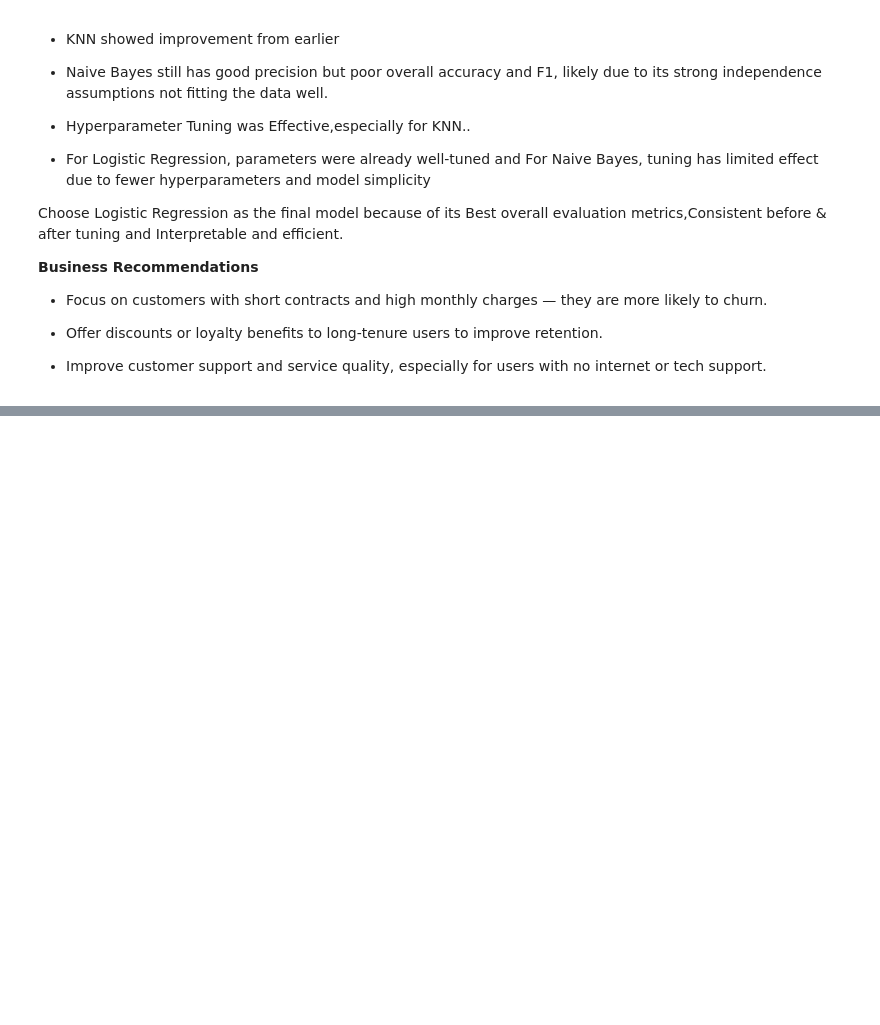
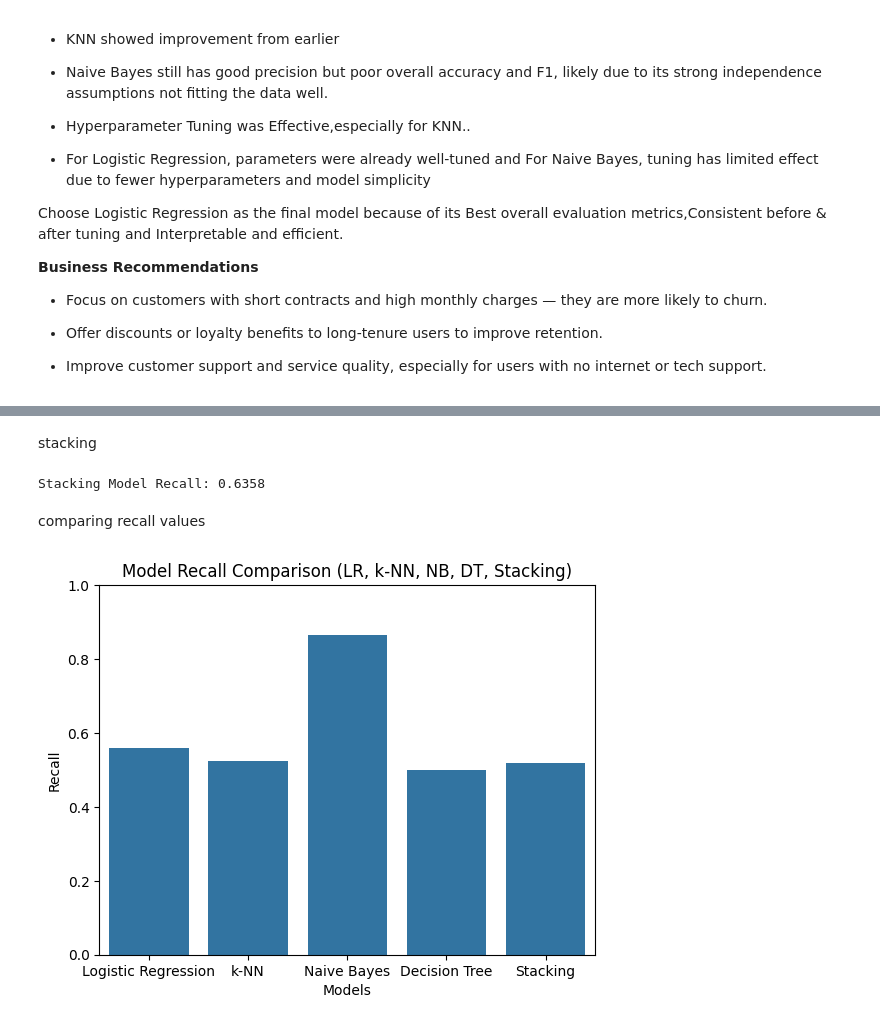
Before and after one commit to Nikhitha-Math/python_assignment, a Jupyter notebook: Customer_Churn_Prediction.ipynb, the cells around one changed output, grey strips where cells are left out. Cells and saved outputs as stored; diff of their text form; code cells hidden in the pictures; blank space fills up the shorter version.

```diff
--- a/Customer_Churn_Prediction.ipynb
+++ b/Customer_Churn_Prediction.ipynb
@@ -428,0 +525,78 @@ Choose Logistic Regression as the final model because of its Best overall evalua
+# %% [markdown]
+stacking
+# %%
+# Define base learners
+model_LR_1 = LogisticRegression(max_iter=150, random_state=42)
+model_DT_1 = DecisionTreeClassifier(random_state=42)
+model_KNN_1 = KNeighborsClassifier(n_neighbors=3)
+
+base_learners = [
+    ('lr', model_LR_1),
+    ('dt', model_DT_1),
+    ('knn', model_KNN_1)
+]
+
+
+# Define meta learner
+meta_learner = GaussianNB()  # final classifier that combines base models
+
+
+# Stacking Classifier
+stacking_clf = StackingClassifier(
+    estimators=base_learners,
+    final_estimator=meta_learner,
+    n_jobs=-1
+)
+
+stacking_clf.fit(X_train, y_train)          # training
+y_pred_stacking = stacking_clf.predict(X_test)  # prediction
+
+recall_stacking = recall_score(y_test, y_pred_stacking)
+print(f"Stacking Model Recall: {recall_stacking:.4f}")
+# %% [output]
+Stacking Model Recall: 0.6358
+# %% [markdown]
+comparing recall values
+# %%
+
+
+# Define base learners for stacking
+estimators = [
+    ('lr', LogisticRegression(max_iter=1000, random_state=42)),
+    ('knn', KNeighborsClassifier(n_neighbors=5)),
+    ('nb', GaussianNB())
+]
+
+# Stacking classifier
+stacking_model = StackingClassifier(
+    estimators=estimators,
+    final_estimator=DecisionTreeClassifier(random_state=42)
+)
+
+# Define all models to compare
+models_to_compare = [
+    ("Logistic Regression", LogisticRegression(max_iter=1000, random_state=42)),
+    ("k-NN", KNeighborsClassifier(n_neighbors=5)),
+    ("Naive Bayes", GaussianNB()),
+    ("Decision Tree", DecisionTreeClassifier(random_state=42)),
+    ("Stacking", stacking_model)
+]
+
+results = {}
+
+# Train and evaluate each model
+for name, model in models_to_compare:
+    model.fit(X_train, y_train)
+    y_pred = model.predict(X_test)
+    recall = recall_score(y_test, y_pred)
+    results[name] = recall
+
+# Plot comparison
+sns.barplot(x=list(results.keys()), y=list(results.values()))
+plt.xlabel("Models")
+plt.ylabel("Recall")
+plt.title("Model Recall Comparison (LR, k-NN, NB, DT, Stacking)")
+plt.ylim(0, 1)   # recall ranges from 0 to 1
+plt.show()
+# %% [output]
+[figure, added]
```
Also changed, not shown: parts of 15 cells of this notebook.
